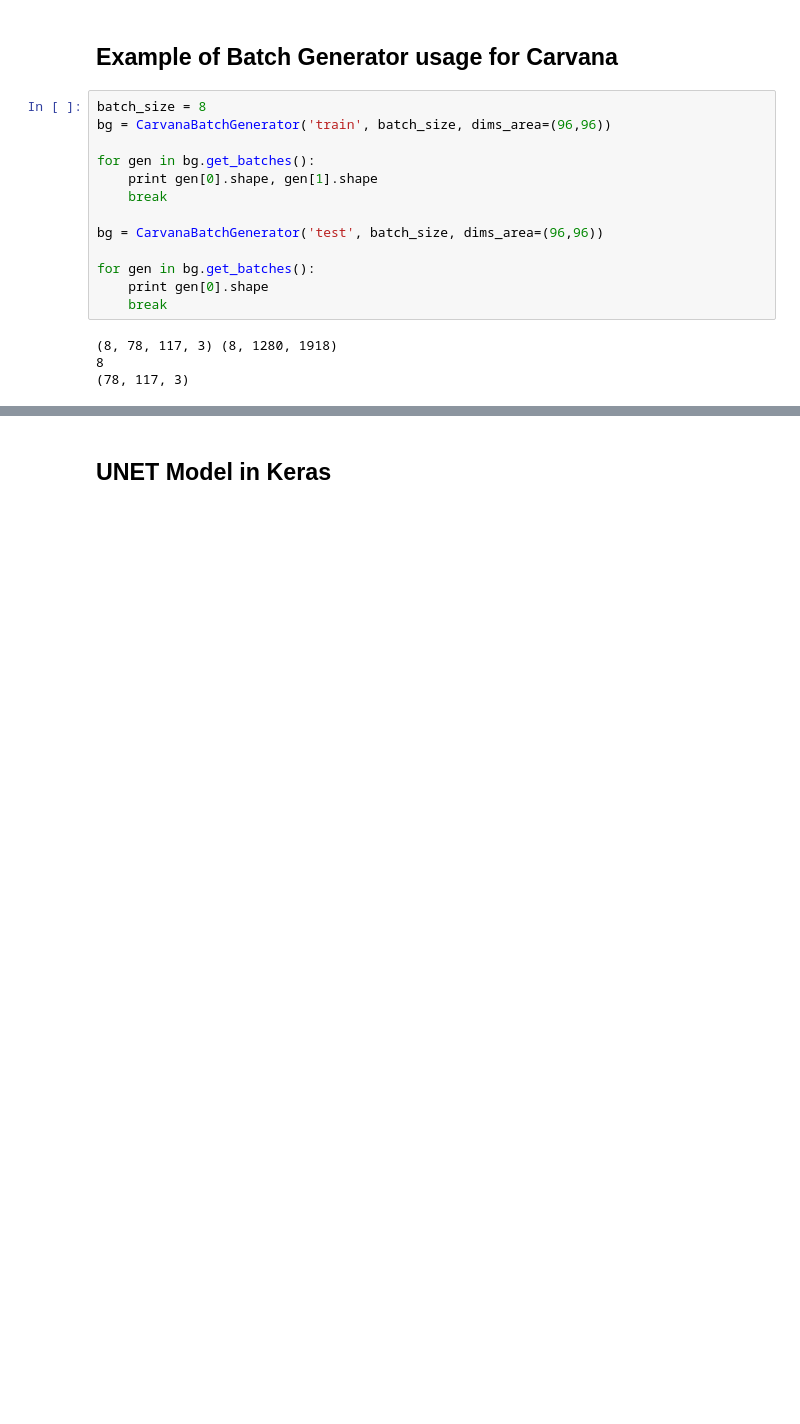
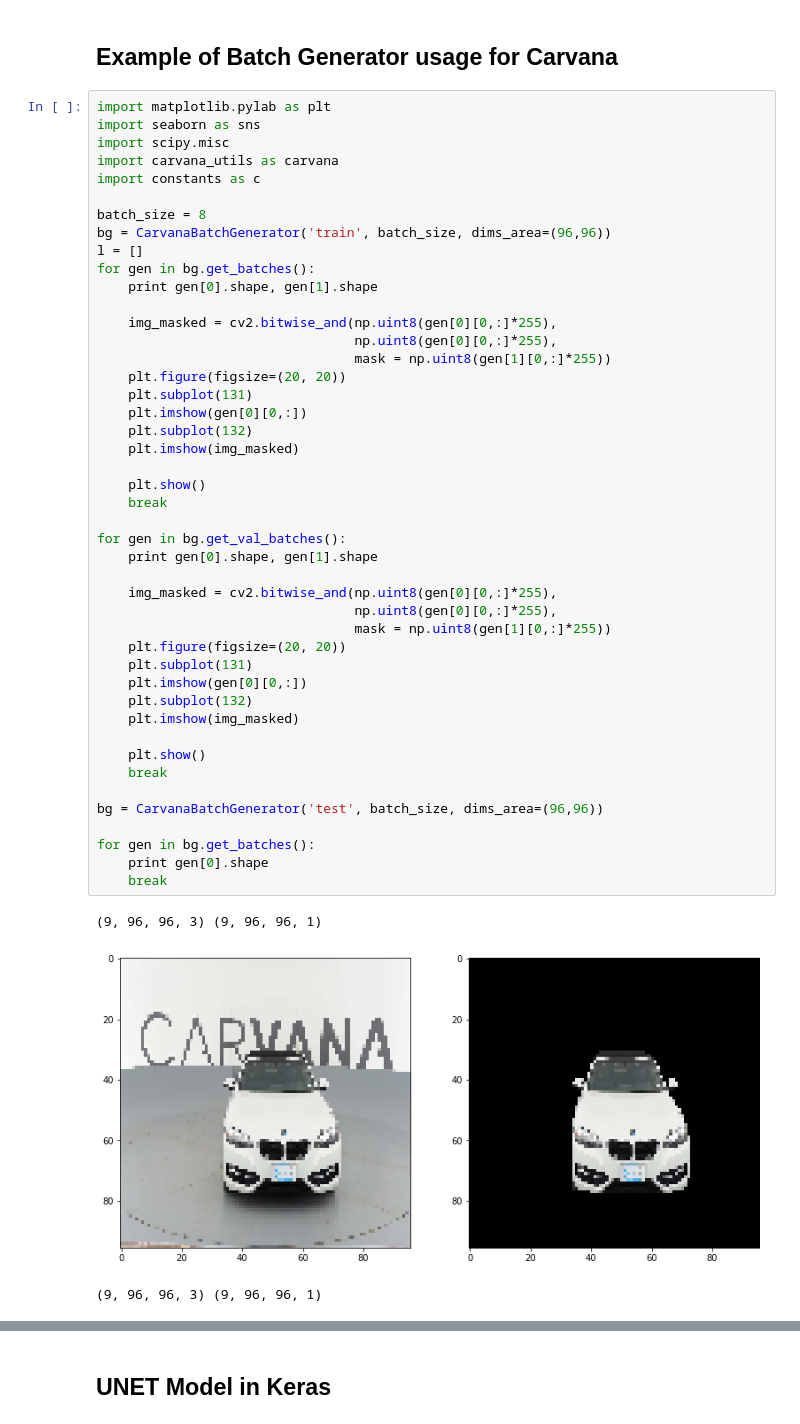
Before and after one commit to sCarita/carvana, a Jupyter notebook: notebooks/batch-generator-proof-of-concept.ipynb, the cells around one changed output, grey strips where cells are left out. Drawn from its saved outputs; the diff is of its cells as text; blank space fills up the shorter version.

Commit message:
Finished the proof of concept for the batch generator.

```diff
--- a/notebooks/batch-generator-proof-of-concept.ipynb
+++ b/notebooks/batch-generator-proof-of-concept.ipynb
@@ -161,20 +195,52 @@ class CarvanaBatchGenerator():
             return img, img_pil._getexif()
 # %% [markdown]
 ## Example of Batch Generator usage for Carvana
-# %%
-batch_size = 8
-bg = CarvanaBatchGenerator('train', batch_size, dims_area=(96,96))
-
-for gen in bg.get_batches():
-    print gen[0].shape, gen[1].shape
-    break
-
-bg = CarvanaBatchGenerator('test', batch_size, dims_area=(96,96))
-
-for gen in bg.get_batches():
-    print gen[0].shape
-    break
-# %% [output]
-(8, 78, 117, 3) (8, 1280, 1918)
-8
-(78, 117, 3)
+# %%
+import matplotlib.pylab as plt
+import seaborn as sns
+import scipy.misc
+import carvana_utils as carvana
+import constants as c
+
+batch_size = 8
+bg = CarvanaBatchGenerator('train', batch_size, dims_area=(96,96))
+l = []
+for gen in bg.get_batches():
+    print gen[0].shape, gen[1].shape
+
+    img_masked = cv2.bitwise_and(np.uint8(gen[0][0,:]*255),
+                                 np.uint8(gen[0][0,:]*255),
+                                 mask = np.uint8(gen[1][0,:]*255))
+    plt.figure(figsize=(20, 20))
+    plt.subplot(131)
+    plt.imshow(gen[0][0,:])
+    plt.subplot(132)
+    plt.imshow(img_masked)
+
+    plt.show()
+    break
+
+for gen in bg.get_val_batches():
+    print gen[0].shape, gen[1].shape
+
+    img_masked = cv2.bitwise_and(np.uint8(gen[0][0,:]*255),
+                                 np.uint8(gen[0][0,:]*255),
+                                 mask = np.uint8(gen[1][0,:]*255))
+    plt.figure(figsize=(20, 20))
+    plt.subplot(131)
+    plt.imshow(gen[0][0,:])
+    plt.subplot(132)
+    plt.imshow(img_masked)
+
+    plt.show()
+    break
+
+bg = CarvanaBatchGenerator('test', batch_size, dims_area=(96,96))
+
+for gen in bg.get_batches():
+    print gen[0].shape
+    break
+# %% [output]
+(9, 96, 96, 3) (9, 96, 96, 1)
+[figure, added]
+(9, 96, 96, 3) (9, 96, 96, 1)
```
Also changed, not shown: parts of 8 cells of this notebook, 1 other file.
